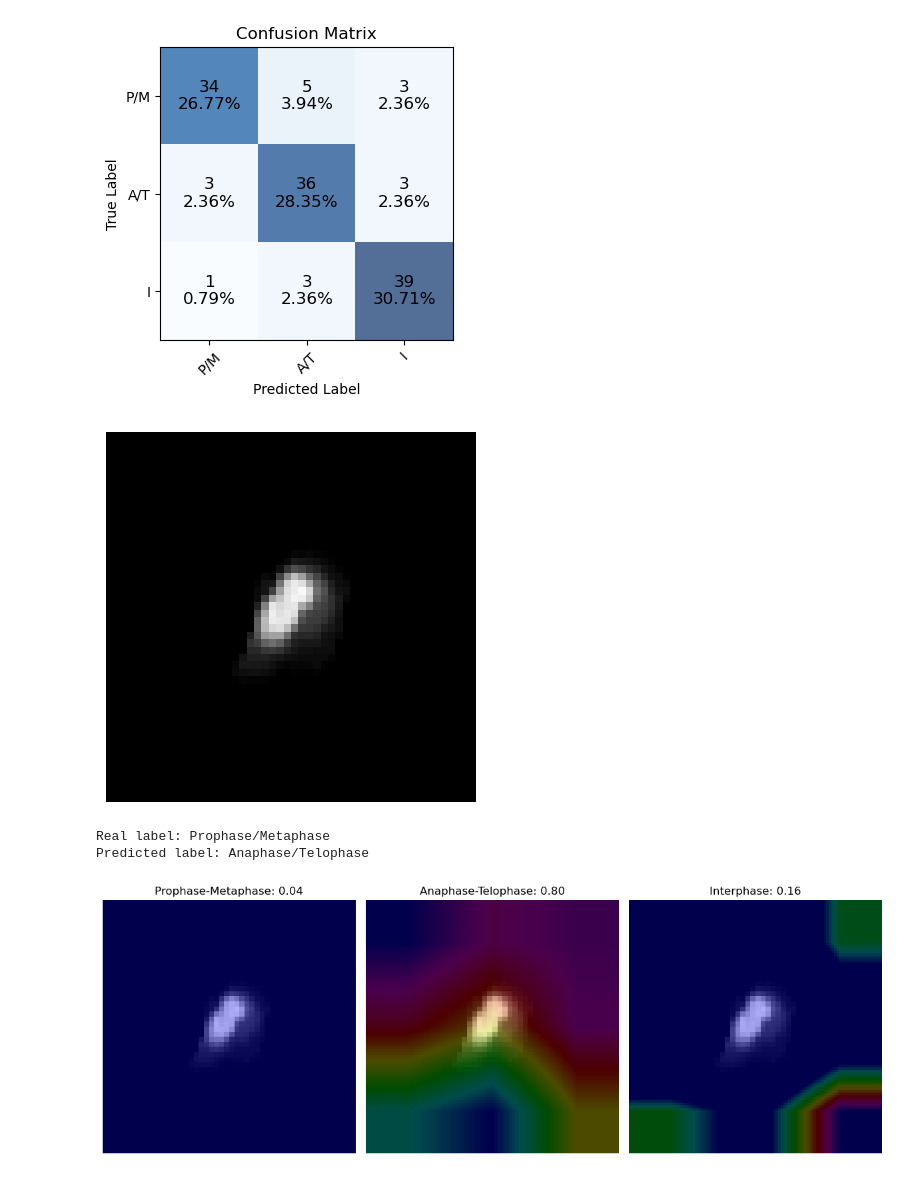
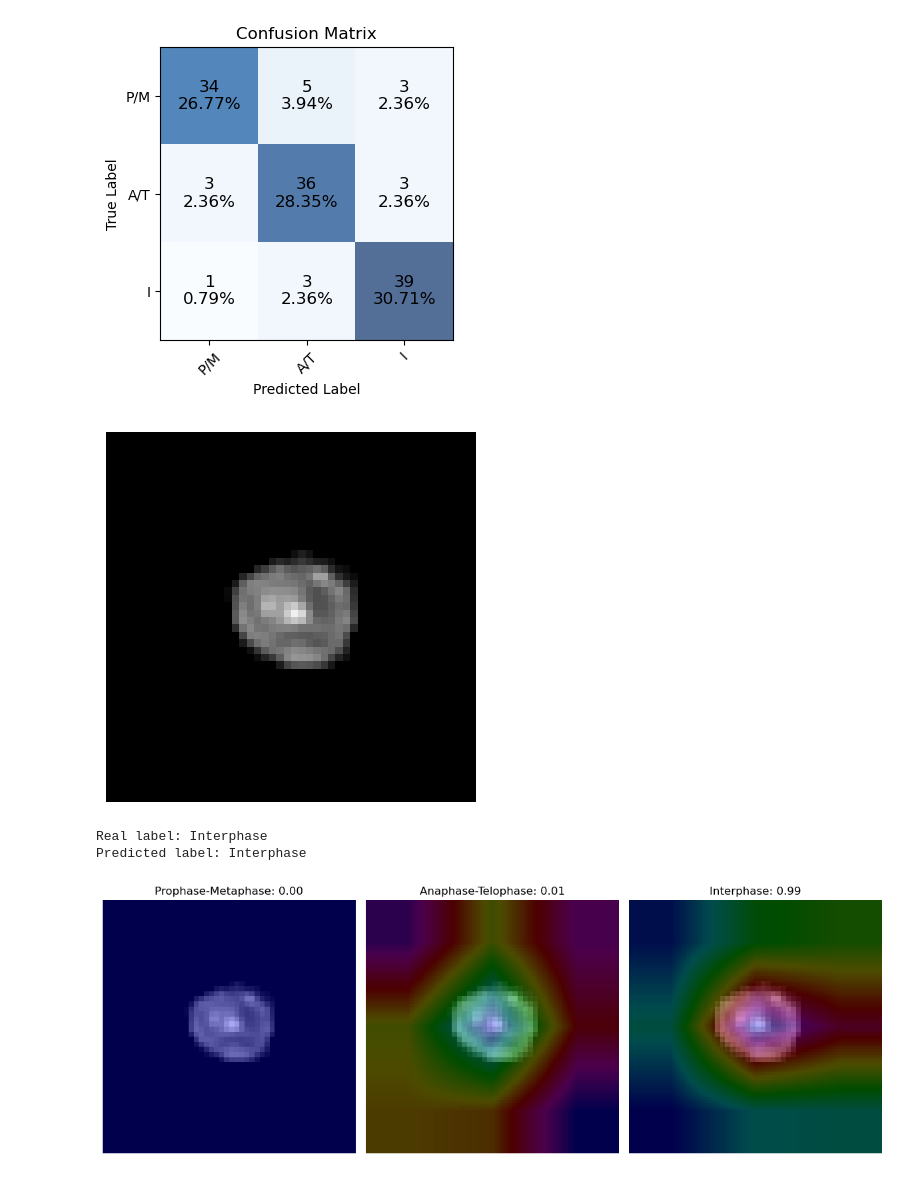
Before and after one commit to ignacio-ms/PyMorph, a Jupyter notebook: notebooks/5.3-cellular_division_nuclei.ipynb, the cells around one changed output. Saved outputs shown, nothing was run; the diff lists cells and outputs as text; code cells hidden in the pictures.

```diff
--- a/notebooks/5.3-cellular_division_nuclei.ipynb
+++ b/notebooks/5.3-cellular_division_nuclei.ipynb
@@ -175,16 +178,16 @@ test_generator = CellDataset(
     resize=INPUT_SHAPE[:2]
 )
 # %%
-img_idx = 29 # 87 # 44 # 40 # 0  # 98  # 25
+img_idx = 25 # 87 # 44 # 40 # 0  # 98  # 25
 test_img_tf = test_generator[img_idx][0]
 test_img = test_img_tf.numpy().astype(np.float32)
 test_img = test_img.reshape(INPUT_SHAPE)
 test_img = cv2.cvtColor(test_img, cv2.COLOR_BGR2RGB)
 
 plt.imshow(test_img); plt.axis('off')
 plt.show()
 # %% [output]
-[figure, old version]
+[figure, new version]
 # %%
 cam = CAM(model.model)
 heatmap_pm = cam.compute_heatmap(test_img_tf, class_idx=0, normalize=True)
@@ -211,9 +214,9 @@ plt.title(f'Interphase: {pred[0][2]:.2f}')
 plt.tight_layout()
 plt.show()
 # %% [output]
-Real label: Prophase/Metaphase
-Predicted label: Anaphase/Telophase
+Real label: Interphase
+Predicted label: Interphase
-[figure, old version]
+[figure, new version]
 # %%
 cam = GradCAM(model.model)
 heatmap_pm = cam.compute_heatmap(test_img_tf, class_idx=0)
```
Also changed, not shown: parts of 8 cells of this notebook, 5 other files.
